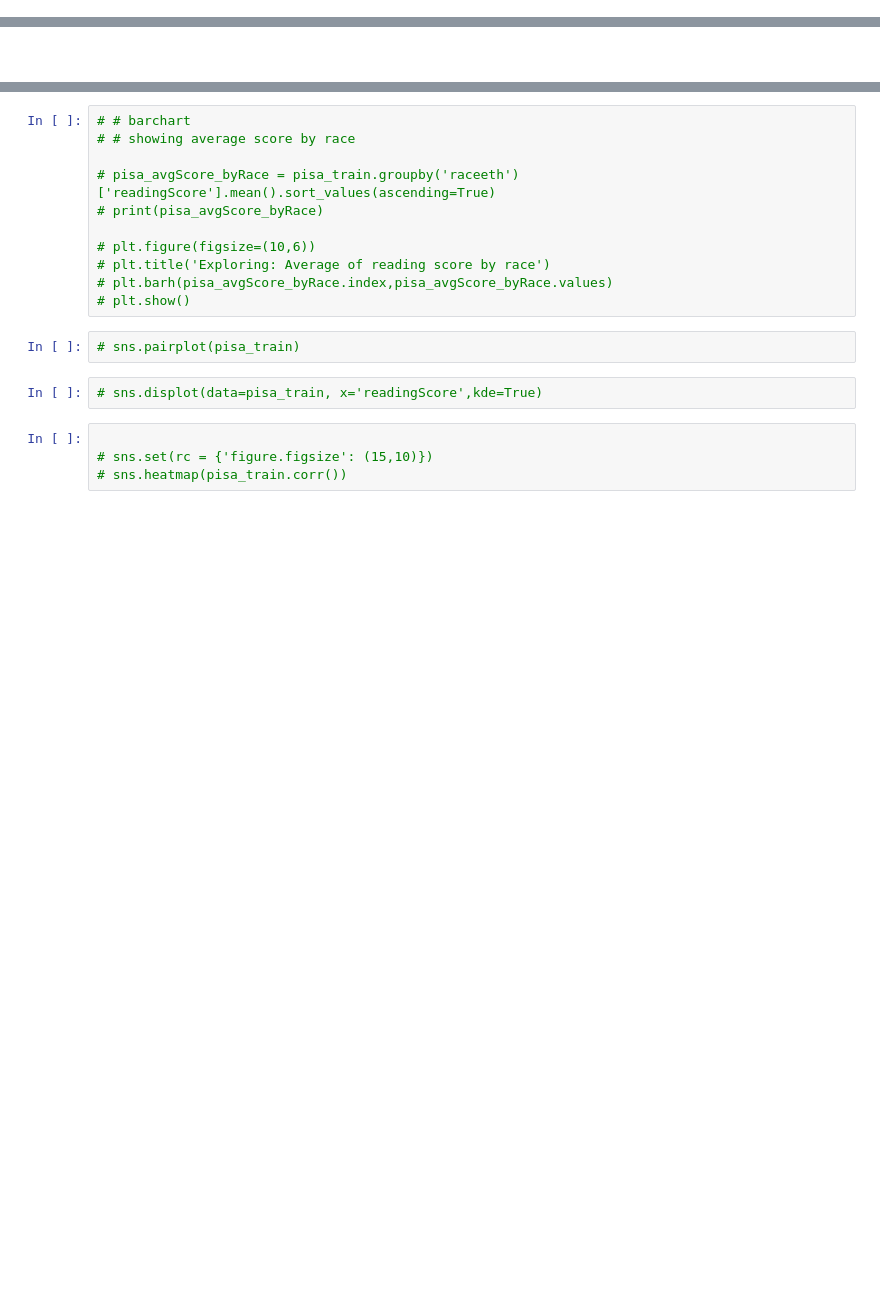
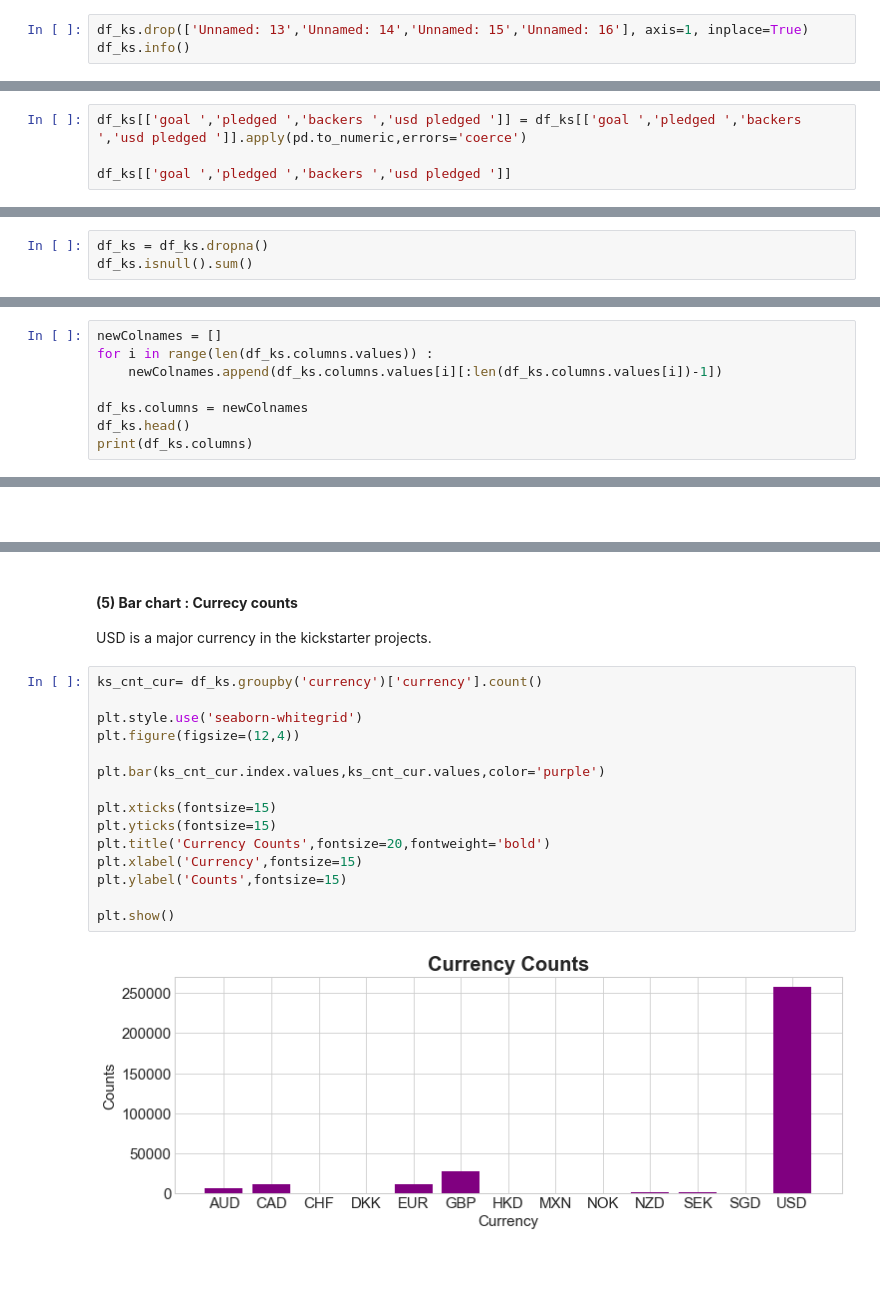
Before and after one commit to ABizCho/py_machineLearning, a Jupyter notebook: Assignment_Individual/asgmt_3_201823869.ipynb, the cells around one changed output, grey strips where cells are left out. Cells and saved outputs as stored; diff of their text form; blank space fills up the shorter version.

```diff
--- a/Assignment_Individual/asgmt_3_201823869.ipynb
+++ b/Assignment_Individual/asgmt_3_201823869.ipynb
@@ -637,0 +642,3 @@ memory usage: 42.0+ MB
+# %%
+df_ks.drop(['Unnamed: 13','Unnamed: 14','Unnamed: 15','Unnamed: 16'], axis=1, inplace=True)
+df_ks.info()
@@ -637,0 +668,4 @@ memory usage: 42.0+ MB
+# %%
+df_ks[['goal ','pledged ','backers ','usd pledged ']] = df_ks[['goal ','pledged ','backers ','usd pledged ']].apply(pd.to_numeric,errors='coerce')
+
+df_ks[['goal ','pledged ','backers ','usd pledged ']]
@@ -662,0 +709,3 @@ dtype: int64
+# %%
+df_ks = df_ks.dropna()
+df_ks.isnull().sum()
@@ -673,0 +740,8 @@ print(df_ks.columns.values)
+# %%
+newColnames = []
+for i in range(len(df_ks.columns.values)) :
+    newColnames.append(df_ks.columns.values[i][:len(df_ks.columns.values[i])-1])
+
+df_ks.columns = newColnames
+df_ks.head()
+print(df_ks.columns)
@@ -688,21 +755,22 @@ plt.show()
-# %%
-# # barchart
-# # showing average score by race
-
-# pisa_avgScore_byRace = pisa_train.groupby('raceeth')['readingScore'].mean().sort_values(ascending=True)
-# print(pisa_avgScore_byRace)
-
-# plt.figure(figsize=(10,6))
-# plt.title('Exploring: Average of reading score by race')
-# plt.barh(pisa_avgScore_byRace.index,pisa_avgScore_byRace.values)
-# plt.show()
-# %%
-# sns.pairplot(pisa_train)
-# %%
-# sns.displot(data=pisa_train, x='readingScore',kde=True)
-# %%
-
-# sns.set(rc = {'figure.figsize': (15,10)})
-# sns.heatmap(pisa_train.corr())
+# %% [markdown]
+#### **(5) Bar chart : Currecy counts**
+USD is a major currency in the kickstarter projects.
+# %%
+ks_cnt_cur= df_ks.groupby('currency')['currency'].count()
+
+plt.style.use('seaborn-whitegrid')
+plt.figure(figsize=(12,4))
+
+plt.bar(ks_cnt_cur.index.values,ks_cnt_cur.values,color='purple')
+
+plt.xticks(fontsize=15)
+plt.yticks(fontsize=15)
+plt.title('Currency Counts',fontsize=20,fontweight='bold')
+plt.xlabel('Currency',fontsize=15)
+plt.ylabel('Counts',fontsize=15)
+
+plt.show()
+# %% [output]
+[figure, added]
 # %% [markdown]
 <br>
```
Also changed, not shown: parts of 52 cells of this notebook.
